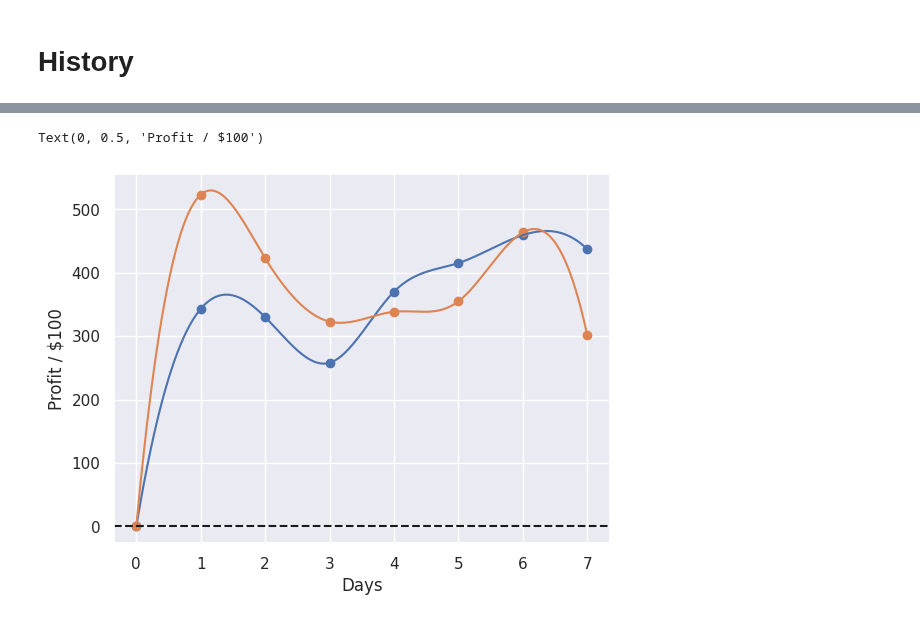
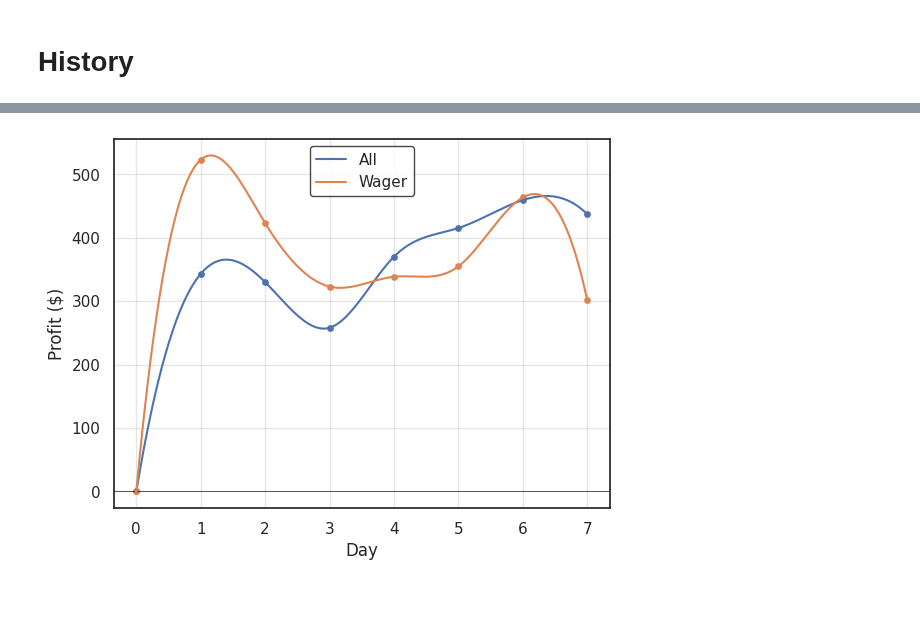
Before and after one commit to ansonkwokth/TableTennisPrediction, a Jupyter notebook: example.ipynb, the cells around one changed output, grey strips where cells are left out. Cells and saved outputs as stored; diff of their text form; code cells hidden in the pictures.

```diff
--- a/example.ipynb
+++ b/example.ipynb
@@ -522,10 +517,11 @@ plt.show()
 [figure]
 # %% [markdown]
 # History
-# %%
-import seaborn as sns
-
-sns.set()
+# %%
+# import seaborn as sns
+
+sns.set_theme(style="white", rc={"axes.facecolor": (0, 0, 0, 0)})
+# sns.set()
 # %%
 df_hist = pd.read_excel('/content/TableTennisResult.xlsx')
 
@@ -595,7 +623,7 @@ plt.legend()
 ret_dt = {}
 ret_EV_dt = {}
 ret_P_dt = {}
-P_th = 0.55
+P_th = 0.7
 ret_par_dt = {}
 n_par = 3
 for d in df_hist.Date.unique():
@@ -656,27 +684,35 @@ Text(0, 0.5, 'Return / $100')
 # %%
-from scipy.interpolate import interp1d
+
+cost = 100
 
 def smoothing(ret_dt):
     x = np.arange(len(ret_dt) + 1)
     y = np.append([0], np.cumsum(list(ret_dt.values())))
     cubic_interpolation_model = interp1d(x, y, kind = "cubic")
 
     # Plotting the Graph
     X_=np.linspace(x.min(), x.max(), 500)
     Y_=cubic_interpolation_model(X_)
     return X_, Y_
 
 
 X_, Y_ = smoothing(ret_dt)
 X_par_, Y_par_ = smoothing(ret_par_dt)
-plt.plot(X_, Y_*cost)
-plt.scatter(range(len(ret_dt.keys())+1), np.cumsum([0]+list(ret_dt.values()))*cost)
-plt.plot(X_par_, Y_par_*cost)
-plt.scatter(range(len(ret_par_dt.keys())+1), np.cumsum([0]+list(ret_par_dt.values()))*cost)
+plt.axhline(0.5, color='k', lw=0.5)
+plt.plot(X_, Y_*cost, color='b', label="All")
+plt.scatter(range(len(ret_dt.keys())+1), np.cumsum([0]+list(ret_dt.values()))*cost, s=15, color='b')
+plt.plot(X_par_, Y_par_*cost, color='C1', label="Wager")
+plt.scatter(range(len(ret_par_dt.keys())+1), np.cumsum([0]+list(ret_par_dt.values()))*cost, s=15, color='C1')
 # plt.plot(x, y)
-plt.axhline(0, color='k', linestyle='--')
-plt.xlabel("Days")
-plt.ylabel(f"Profit / ${cost}")
+plt.xlabel("Day")
+plt.ylabel(f"Profit ($)")
+plt.legend()
+# plt.margins(x=0)
+plt.grid(True, linestyle='-', alpha=0.5)
+
+legend = plt.legend()
+frame = legend.get_frame()
+frame.set_facecolor('white')
+frame.set_edgecolor('k')
 # %% [output]
-Text(0, 0.5, 'Profit / $100')
-[figure, old version]
+[figure, new version]
```
Also changed, not shown: parts of 6 cells of this notebook.
